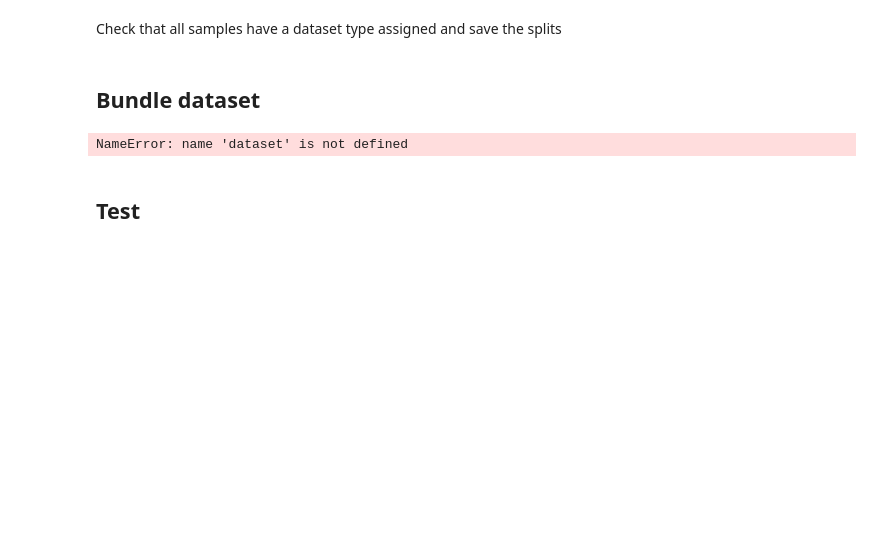
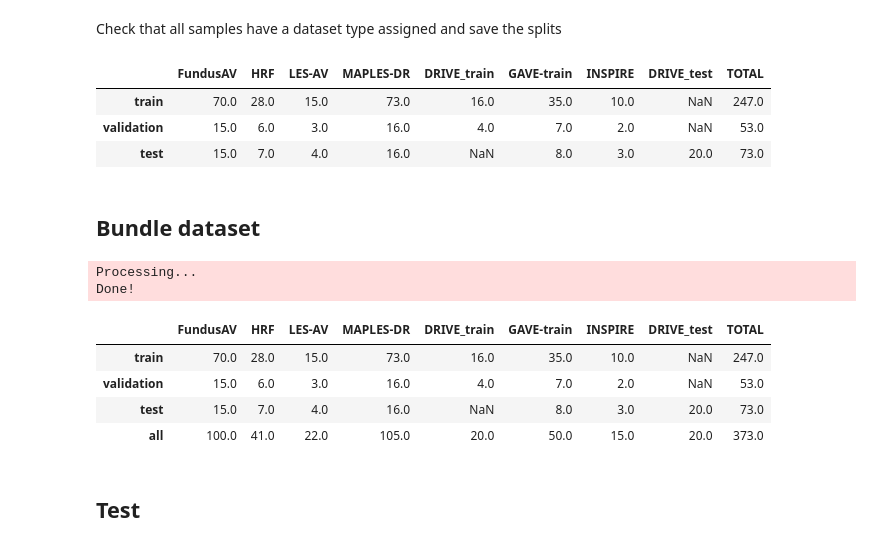
Before and after one commit to gabriel-lepetitaimon/fundus-vessels-toolkit, a Jupyter notebook: train/Topo-GNN/prepare_dataset.ipynb, the cells around one changed output. Saved outputs shown, nothing was run; the diff lists cells and outputs as text; code cells hidden in the pictures; blank space fills up the shorter version.

```diff
--- a/train/Topo-GNN/prepare_dataset.ipynb
+++ b/train/Topo-GNN/prepare_dataset.ipynb
@@ -79,5 +79,5 @@ for dataset_path in DATASETS_PATH.values():
 # %%
-dataset = BranchDigraphDataset.load_from_dirs(
+dataset = BranchDigraphDataset.process_dirs(
     RAW,
     TOPO,
     AV,
@@ -173,11 +176,17 @@ df = pd.DataFrame(
 ).T
 df["TOTAL"] = df.sum(axis=1)
 df
+# %% [output]
+|  | FundusAV | HRF | LES-AV | MAPLES-DR | DRIVE_train | GAVE-train | INSPIRE | DRIVE_test | TOTAL |
+| train | 70.0 | 28.0 | 15.0 | 73.0 | 16.0 | 35.0 | 10.0 | NaN | 247.0 |
+| validation | 15.0 | 6.0 | 3.0 | 16.0 | 4.0 | 7.0 | 2.0 | NaN | 53.0 |
+| test | 15.0 | 7.0 | 4.0 | 16.0 | NaN | 8.0 | 3.0 | 20.0 | 73.0 |
 # %% [markdown]
 ## Bundle dataset
 # %%
-dataset.bundle("ALL_DATA_bundle.tar.gz", overwrite=True)
+dataset.bundle("ALL_DATA_bundle_v2.tar.gz", overwrite=True)
-# %% [output]
-NameError: name 'dataset' is not defined
 # %%
-bundled_dataset = BranchDigraphDataset("ALL_DATA_bundle.tar.gz")
+bundled_dataset = BranchDigraphDataset("ALL_DATA_bundle_v2.tar.gz")
+# %% [output]
+Processing...
+Done!
@@ -200,3 +193,27 @@ df
+# %%
+train_set, val_set, test_set = bundled_dataset.split_sets()
+
+
+def count_dataset(dataset):
+    counts = {}
+    for sample in dataset.samples_info:
+        counts[sample.dataset] = counts.get(sample.dataset, 0) + 1
+    return counts
+
+
+df = pd.DataFrame(
+    {"train": count_dataset(train_set), "validation": count_dataset(val_set), "test": count_dataset(test_set)}
+)
+df["all"] = df.sum(axis=1)
+df = df.T
+df["TOTAL"] = df.sum(axis=1)
+df
+# %% [output]
+|  | FundusAV | HRF | LES-AV | MAPLES-DR | DRIVE_train | GAVE-train | INSPIRE | DRIVE_test | TOTAL |
+| train | 70.0 | 28.0 | 15.0 | 73.0 | 16.0 | 35.0 | 10.0 | NaN | 247.0 |
+| validation | 15.0 | 6.0 | 3.0 | 16.0 | 4.0 | 7.0 | 2.0 | NaN | 53.0 |
+| test | 15.0 | 7.0 | 4.0 | 16.0 | NaN | 8.0 | 3.0 | 20.0 | 73.0 |
+| all | 100.0 | 41.0 | 22.0 | 105.0 | 20.0 | 50.0 | 15.0 | 20.0 | 373.0 |
 # %% [markdown]
 ## Test
 # %%
```
Also changed, not shown: parts of 10 cells of this notebook, 27 other files.
